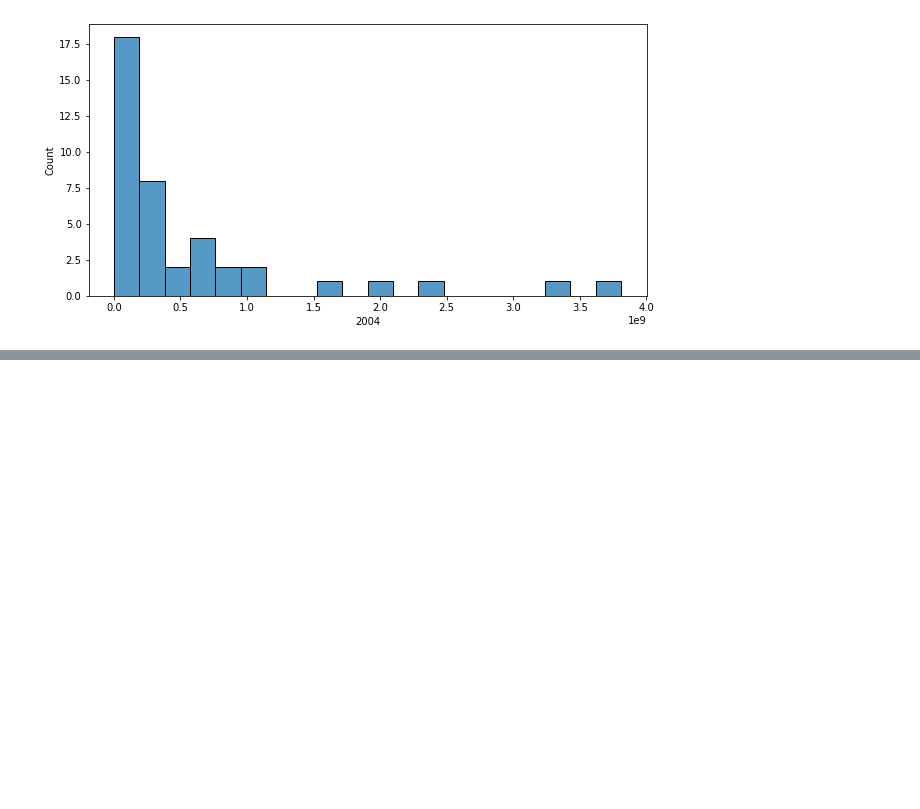
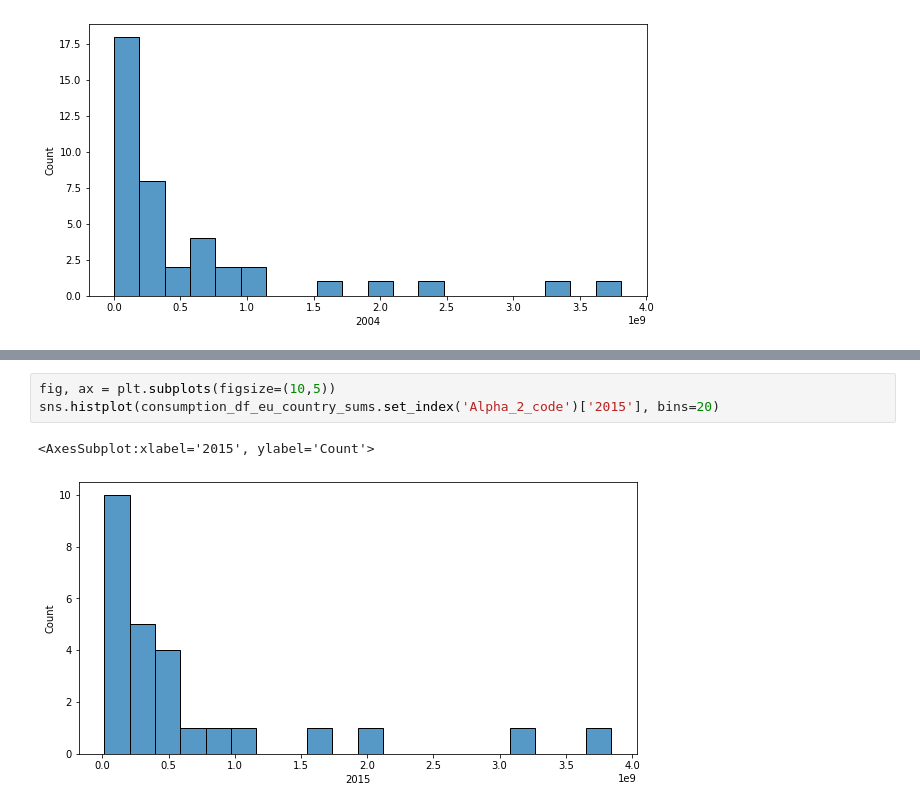
Before and after one commit to SinanSeyhan/green-electricity-project, a Jupyter notebook: notebooks/armin_data_analysis_consumption.ipynb, the cells around one changed output, grey strips where cells are left out. Cells and saved outputs as stored; diff of their text form; blank space fills up the shorter version.

```diff
--- a/notebooks/armin_data_analysis_consumption.ipynb
+++ b/notebooks/armin_data_analysis_consumption.ipynb
@@ -317,0 +482,6 @@ sns.histplot(consumption_df_sums_only_countries.set_index('Alpha_2_code')['2004'
+# %%
+fig, ax = plt.subplots(figsize=(10,5))
+sns.histplot(consumption_df_eu_country_sums.set_index('Alpha_2_code')['2015'], bins=20)
+# %% [output]
+<AxesSubplot:xlabel='2015', ylabel='Count'>
+[figure, added]
```
Also changed, not shown: parts of 75 cells of this notebook.
